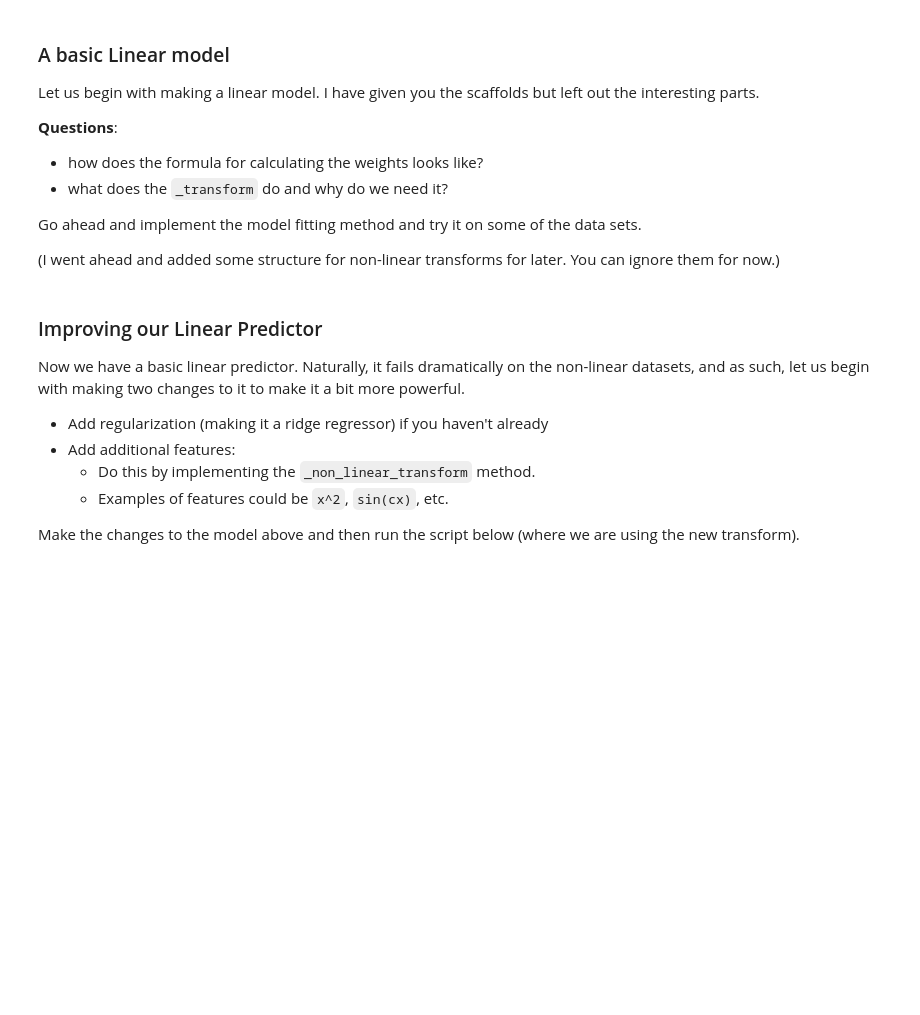
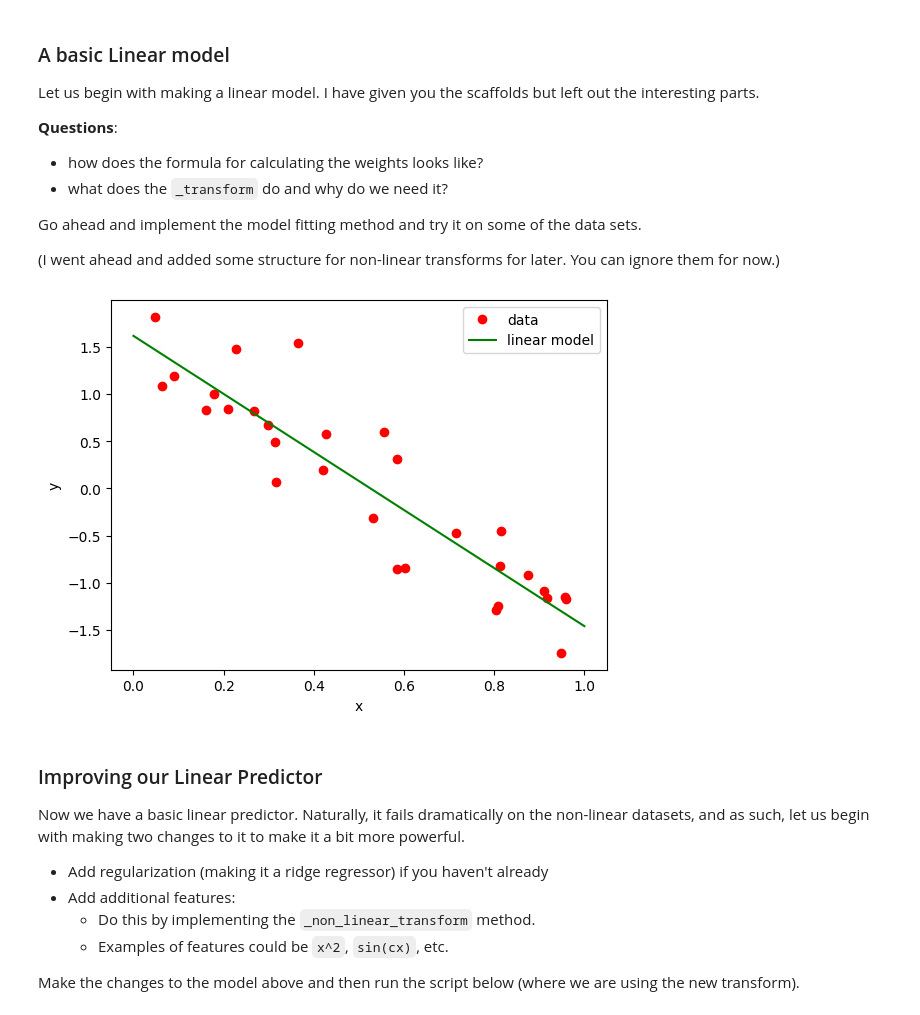
Before and after one commit to axellangenskiold/edap30, a Jupyter notebook: parts_1_to_3.ipynb, the cells around one changed output. Saved outputs shown, nothing was run; the diff lists cells and outputs as text; code cells hidden in the pictures; blank space fills up the shorter version.

```diff
--- a/parts_1_to_3.ipynb
+++ b/parts_1_to_3.ipynb
@@ -146,7 +168,18 @@ def _non_linear_transform(x: np.ndarray) -> np.ndarray:
     if x.ndim == 1:
         x = x.reshape(-1, 1)
     # ➡️ TODO (later): implement the feature mapping ⬅️
-    ...
+    return np.concatenate(
+        (
+            np.ones_like(x),
+            x,
+            x ** 2,
+            x ** 3,
+            np.sin(10 * x),
+            np.sin(15 * x),
+        ),
+        axis=1,
+    )
+
 
 
 class LinearModel:
@@ -167,34 +200,44 @@ class LinearModel:
                 "Linear model has not been fitted yet."
             )
         # ➡️ TODO (now): complete the predict method ⬅️
+        X = self.transform(x)
+        return X @ self.weights
+
+
 
     def fit(
         self,
         x: np.ndarray, # 1D array with features
         y: np.ndarray, # 1D array with values
         regularization: float = 1e-4,
     ) -> None:
         if y.ndim == 1:
             y = y.reshape(-1, 1)
         _X = self.transform(x)
         # ➡️ TODO (now): complete the fit method ⬅️
-        ...
+
+        n_features = _X.shape[1]
+        reg = regularization * np.eye(n_features)
+        self.weights = np.linalg.solve(_X.T @ _X + reg, _X.T @ y)
+
 
 
 
 
 # And then we just run it on our data.
 # you can change DATASET at the top of this cell to try different data
 x_train, y_train = gen_data(f_type=DATASET)
 x_test = np.linspace(X_RANGE[0], X_RANGE[1], 100)
 model = LinearModel(_transform)
 model.fit(x_train, y_train)
 y_pred = model.predict(x_test)
 fig, ax = plt.subplots()
 plot_data(x_train, y_train, ax=ax)
 ax.plot(x_test, y_pred, color="green", label='linear model')
 ax.legend()
 plt.show()
+# %% [output]
+[figure, added]
 # %% [markdown]
 ### Improving our Linear Predictor
 
```
Also changed, not shown: parts of 2 cells of this notebook, 3 other files.
